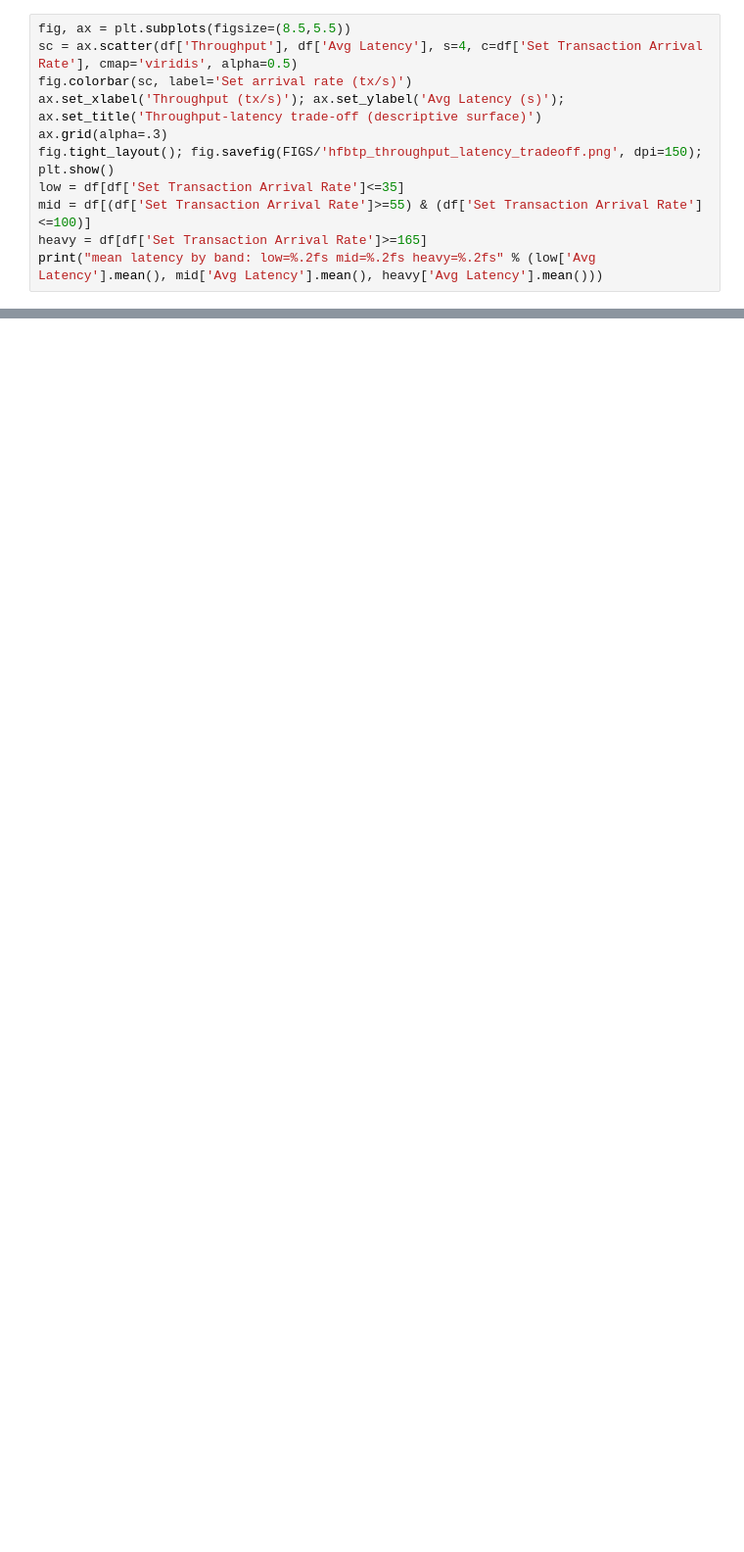
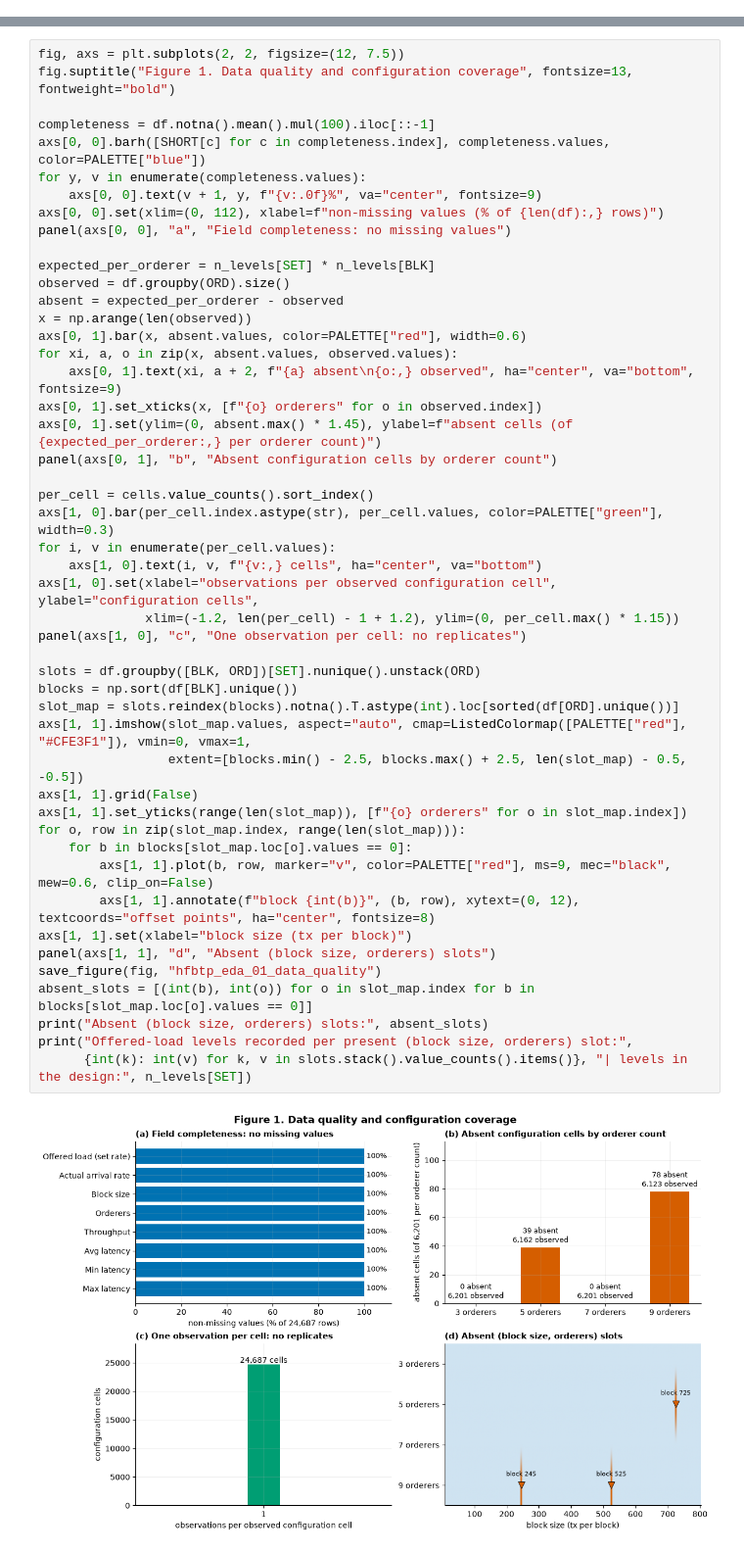
Before and after one commit to AryanPrasad-5/AI-Assisted-Permissioned-Blockchain-Architecture-, a Jupyter notebook: notebooks/02_eda.ipynb, the cells around one changed output, grey strips where cells are left out. Shown at 98% size. Saved outputs shown, nothing was run; the diff lists cells and outputs as text; blank space fills up the shorter version.

Commit message:
Refine HFBTP documentation

```diff
--- a/notebooks/02_eda.ipynb
+++ b/notebooks/02_eda.ipynb
@@ -123,11 +0,0 @@ Throughput spread across orderers, high load (>=180): 0.456
-# %%
-fig, ax = plt.subplots(figsize=(8.5,5.5))
-sc = ax.scatter(df['Throughput'], df['Avg Latency'], s=4, c=df['Set Transaction Arrival Rate'], cmap='viridis', alpha=0.5)
-fig.colorbar(sc, label='Set arrival rate (tx/s)')
-ax.set_xlabel('Throughput (tx/s)'); ax.set_ylabel('Avg Latency (s)'); ax.set_title('Throughput-latency trade-off (descriptive surface)')
-ax.grid(alpha=.3)
-fig.tight_layout(); fig.savefig(FIGS/'hfbtp_throughput_latency_tradeoff.png', dpi=150); plt.show()
-low = df[df['Set Transaction Arrival Rate']<=35]
-mid = df[(df['Set Transaction Arrival Rate']>=55) & (df['Set Transaction Arrival Rate']<=100)]
-heavy = df[df['Set Transaction Arrival Rate']>=165]
-print("mean latency by band: low=%.2fs mid=%.2fs heavy=%.2fs" % (low['Avg Latency'].mean(), mid['Avg Latency'].mean(), heavy['Avg Latency'].mean()))
@@ -166,0 +232,50 @@ saved: D:\Reseach_Model\AI-Assisted-Permissioned-Blockchain-Architecture-\experi
+# %%
+fig, axs = plt.subplots(2, 2, figsize=(12, 7.5))
+fig.suptitle("Figure 1. Data quality and configuration coverage", fontsize=13, fontweight="bold")
+
+completeness = df.notna().mean().mul(100).iloc[::-1]
+axs[0, 0].barh([SHORT[c] for c in completeness.index], completeness.values, color=PALETTE["blue"])
+for y, v in enumerate(completeness.values):
+    axs[0, 0].text(v + 1, y, f"{v:.0f}%", va="center", fontsize=9)
+axs[0, 0].set(xlim=(0, 112), xlabel=f"non-missing values (% of {len(df):,} rows)")
+panel(axs[0, 0], "a", "Field completeness: no missing values")
+
+expected_per_orderer = n_levels[SET] * n_levels[BLK]
+observed = df.groupby(ORD).size()
+absent = expected_per_orderer - observed
+x = np.arange(len(observed))
+axs[0, 1].bar(x, absent.values, color=PALETTE["red"], width=0.6)
+for xi, a, o in zip(x, absent.values, observed.values):
+    axs[0, 1].text(xi, a + 2, f"{a} absent\n{o:,} observed", ha="center", va="bottom", fontsize=9)
+axs[0, 1].set_xticks(x, [f"{o} orderers" for o in observed.index])
+axs[0, 1].set(ylim=(0, absent.max() * 1.45), ylabel=f"absent cells (of {expected_per_orderer:,} per orderer count)")
+panel(axs[0, 1], "b", "Absent configuration cells by orderer count")
+
+per_cell = cells.value_counts().sort_index()
+axs[1, 0].bar(per_cell.index.astype(str), per_cell.values, color=PALETTE["green"], width=0.3)
+for i, v in enumerate(per_cell.values):
+    axs[1, 0].text(i, v, f"{v:,} cells", ha="center", va="bottom")
+axs[1, 0].set(xlabel="observations per observed configuration cell", ylabel="configuration cells",
+              xlim=(-1.2, len(per_cell) - 1 + 1.2), ylim=(0, per_cell.max() * 1.15))
+panel(axs[1, 0], "c", "One observation per cell: no replicates")
+
+slots = df.groupby([BLK, ORD])[SET].nunique().unstack(ORD)
+blocks = np.sort(df[BLK].unique())
+slot_map = slots.reindex(blocks).notna().T.astype(int).loc[sorted(df[ORD].unique())]
+axs[1, 1].imshow(slot_map.values, aspect="auto", cmap=ListedColormap([PALETTE["red"], "#CFE3F1"]), vmin=0, vmax=1,
+                 extent=[blocks.min() - 2.5, blocks.max() + 2.5, len(slot_map) - 0.5, -0.5])
+axs[1, 1].grid(False)
+axs[1, 1].set_yticks(range(len(slot_map)), [f"{o} orderers" for o in slot_map.index])
+for o, row in zip(slot_map.index, range(len(slot_map))):
+    for b in blocks[slot_map.loc[o].values == 0]:
+        axs[1, 1].plot(b, row, marker="v", color=PALETTE["red"], ms=9, mec="black", mew=0.6, clip_on=False)
+        axs[1, 1].annotate(f"block {int(b)}", (b, row), xytext=(0, 12), textcoords="offset points", ha="center", fontsize=8)
+axs[1, 1].set(xlabel="block size (tx per block)")
+panel(axs[1, 1], "d", "Absent (block size, orderers) slots")
+save_figure(fig, "hfbtp_eda_01_data_quality")
+absent_slots = [(int(b), int(o)) for o in slot_map.index for b in blocks[slot_map.loc[o].values == 0]]
+print("Absent (block size, orderers) slots:", absent_slots)
+print("Offered-load levels recorded per present (block size, orderers) slot:",
+      {int(k): int(v) for k, v in slots.stack().value_counts().items()}, "| levels in the design:", n_levels[SET])
+# %% [output]
+[figure, added]
```
Also changed, not shown: parts of 66 cells of this notebook, 15 other files.
